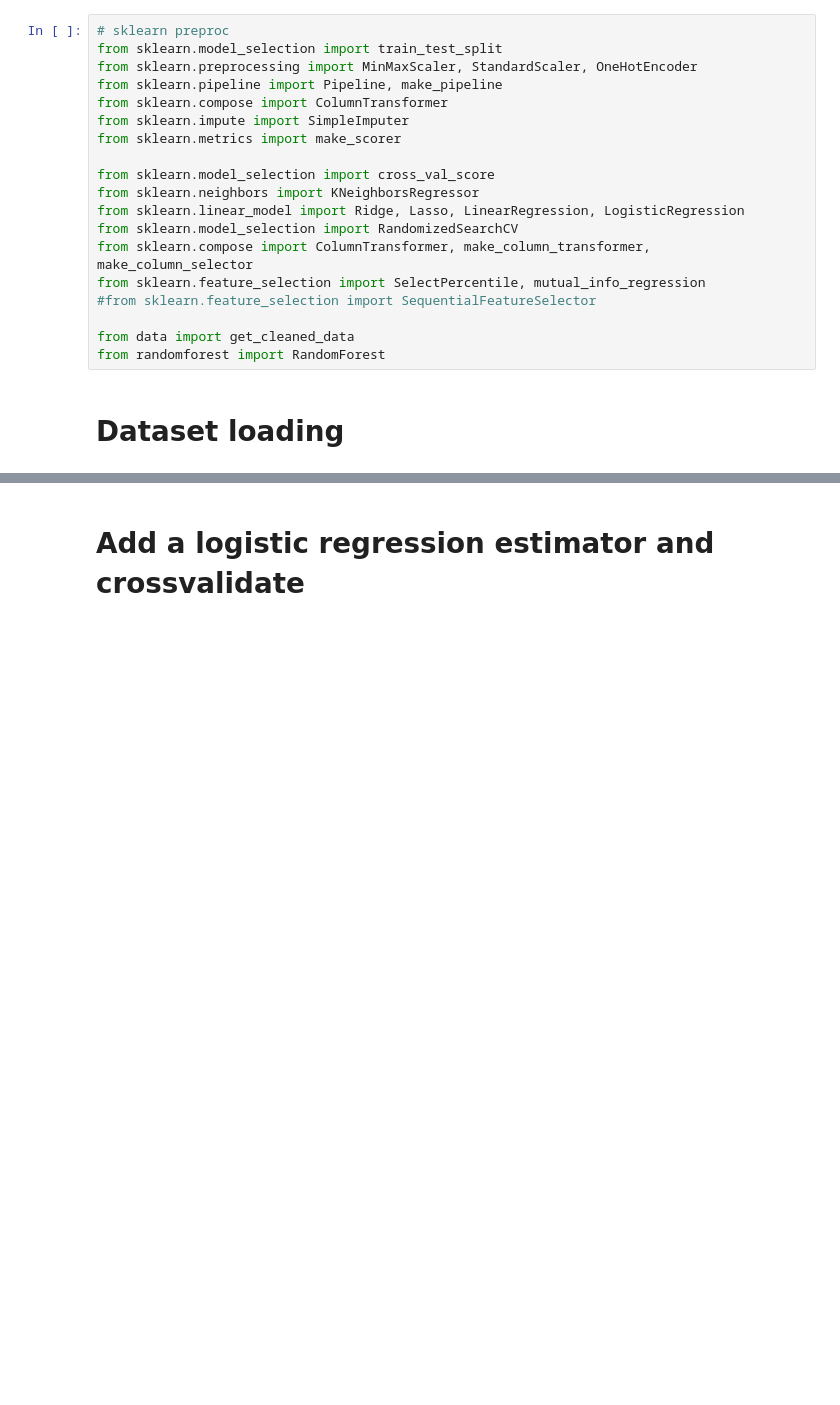
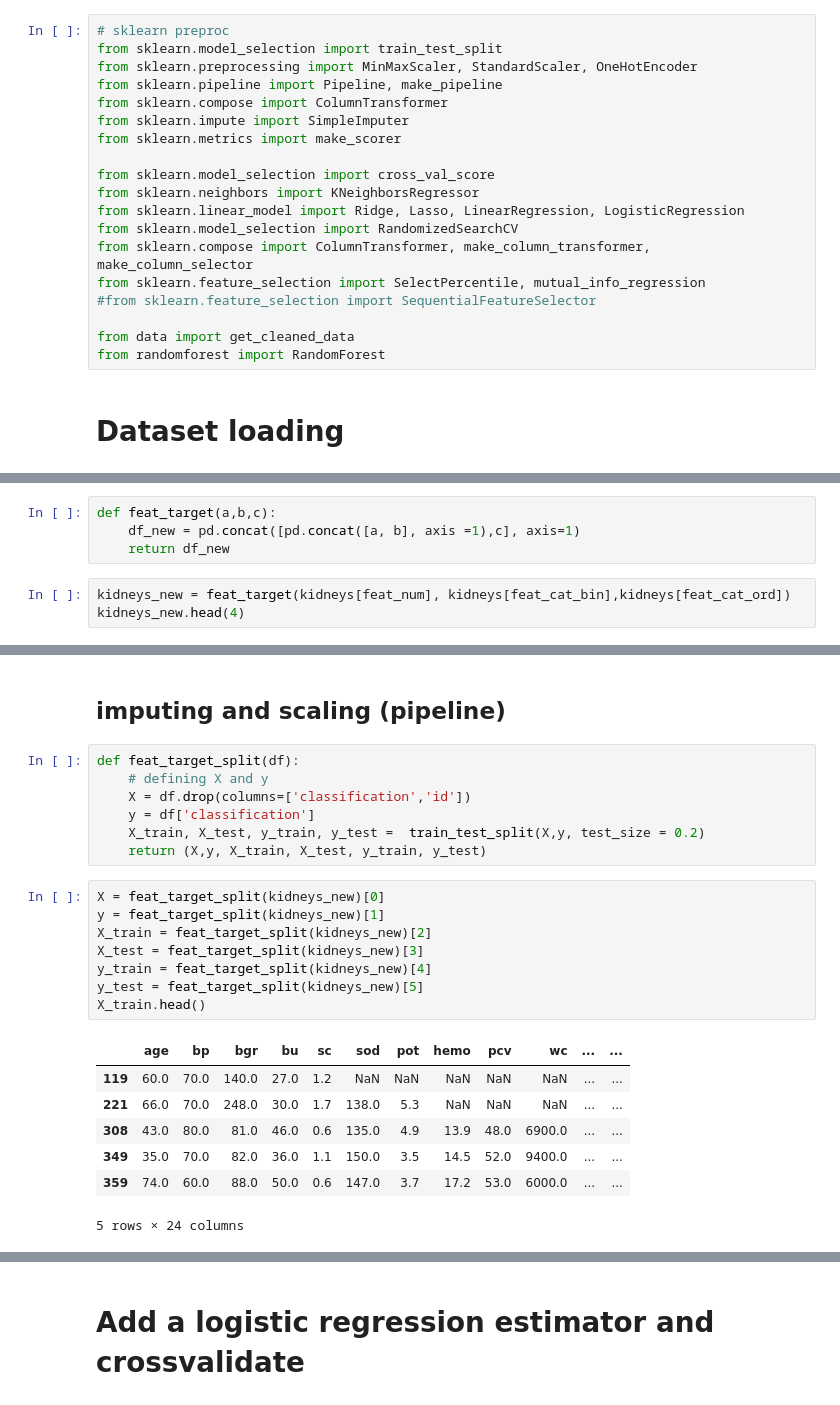
Before and after one commit to viiktoria/kidney_kids, a Jupyter notebook: kidney_kids/Model_evaluation.ipynb, the cells around one changed output, grey strips where cells are left out. Saved outputs shown, nothing was run; the diff lists cells and outputs as text; blank space fills up the shorter version.

```diff
--- a/kidney_kids/Model_evaluation.ipynb
+++ b/kidney_kids/Model_evaluation.ipynb
@@ -254,0 +129,7 @@ ColumnTransformer(n_jobs=None, remainder='passthrough', sparse_threshold=0.3,
+# %%
+def feat_target(a,b,c):
+    df_new = pd.concat([pd.concat([a, b], axis =1),c], axis=1)
+    return df_new
+# %%
+kidneys_new = feat_target(kidneys[feat_num], kidneys[feat_cat_bin],kidneys[feat_cat_ord])
+kidneys_new.head(4)
@@ -254,0 +143,25 @@ ColumnTransformer(n_jobs=None, remainder='passthrough', sparse_threshold=0.3,
+# %% [markdown]
+##  imputing and scaling (pipeline)
+# %%
+def feat_target_split(df):
+    # defining X and y
+    X = df.drop(columns=['classification','id'])
+    y = df['classification']
+    X_train, X_test, y_train, y_test =  train_test_split(X,y, test_size = 0.2)
+    return (X,y, X_train, X_test, y_train, y_test)
+# %%
+X = feat_target_split(kidneys_new)[0]
+y = feat_target_split(kidneys_new)[1]
+X_train = feat_target_split(kidneys_new)[2]
+X_test = feat_target_split(kidneys_new)[3]
+y_train = feat_target_split(kidneys_new)[4]
+y_test = feat_target_split(kidneys_new)[5]
+X_train.head()
+# %% [output]
+|  | age | bp | bgr | bu | sc | sod | pot | hemo | pcv | wc | ... | ... |
+| 119 | 60.0 | 70.0 | 140.0 | 27.0 | 1.2 | NaN | NaN | NaN | NaN | NaN | ... | ... |
+| 221 | 66.0 | 70.0 | 248.0 | 30.0 | 1.7 | 138.0 | 5.3 | NaN | NaN | NaN | ... | ... |
+| 308 | 43.0 | 80.0 | 81.0 | 46.0 | 0.6 | 135.0 | 4.9 | 13.9 | 48.0 | 6900.0 | ... | ... |
+| 349 | 35.0 | 70.0 | 82.0 | 36.0 | 1.1 | 150.0 | 3.5 | 14.5 | 52.0 | 9400.0 | ... | ... |
+| 359 | 74.0 | 60.0 | 88.0 | 50.0 | 0.6 | 147.0 | 3.7 | 17.2 | 53.0 | 6000.0 | ... | ... |
+5 rows × 24 columns
```
Also changed, not shown: parts of 52 cells of this notebook.
